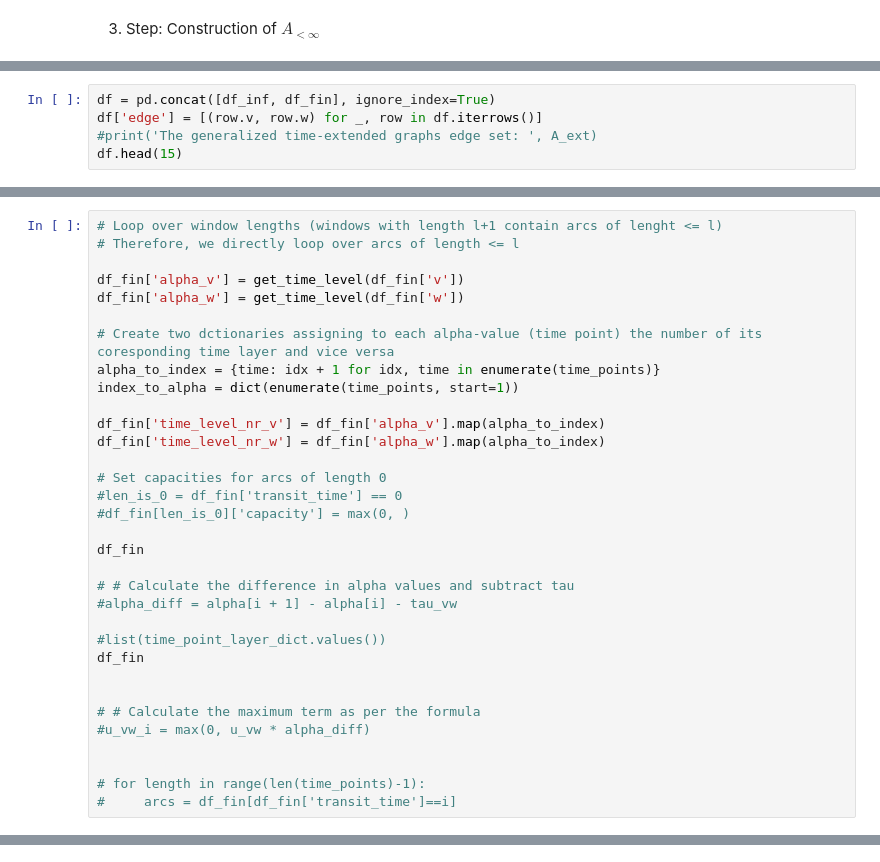
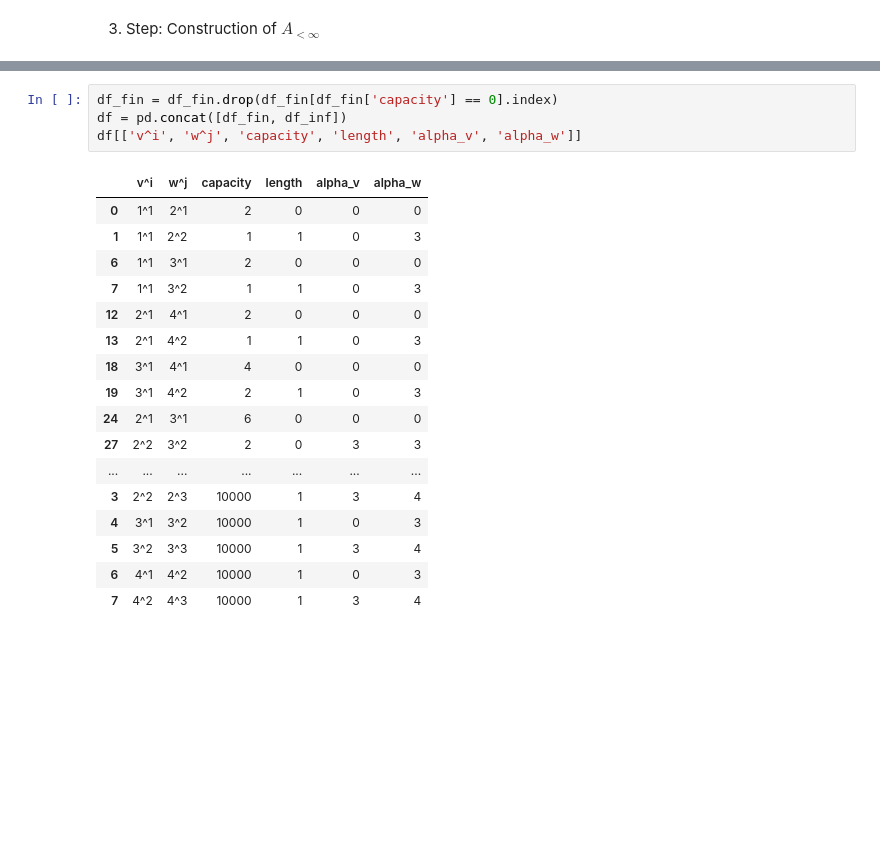
Before and after one commit to Flosecco/transshipments_over_time, a Jupyter notebook: test_notebook_index.ipynb, the cells around one changed output, grey strips where cells are left out. Cells and saved outputs as stored; diff of their text form; blank space fills up the shorter version.

```diff
--- a/test_notebook_index.ipynb
+++ b/test_notebook_index.ipynb
@@ -163,5 +109,0 @@ A_fin
-# %%
-df = pd.concat([df_inf, df_fin], ignore_index=True)
-df['edge'] = [(row.v, row.w) for _, row in df.iterrows()]
-#print('The generalized time-extended graphs edge set: ', A_ext)
-df.head(15)
@@ -276,33 +139,0 @@ def calculate_u(v_i, w_i1, u_a, alpha, tau_a, j, i, ell, lookup):
-# %%
-# Loop over window lengths (windows with length l+1 contain arcs of lenght <= l)
-# Therefore, we directly loop over arcs of length <= l
-
-df_fin['alpha_v'] = get_time_level(df_fin['v'])
-df_fin['alpha_w'] = get_time_level(df_fin['w'])
-
-# Create two dctionaries assigning to each alpha-value (time point) the number of its coresponding time layer and vice versa
-alpha_to_index = {time: idx + 1 for idx, time in enumerate(time_points)}
-index_to_alpha = dict(enumerate(time_points, start=1))
-
-df_fin['time_level_nr_v'] = df_fin['alpha_v'].map(alpha_to_index)
-df_fin['time_level_nr_w'] = df_fin['alpha_w'].map(alpha_to_index)
-
-# Set capacities for arcs of length 0
-#len_is_0 = df_fin['transit_time'] == 0
-#df_fin[len_is_0]['capacity'] = max(0, )
-
-df_fin
-
-# # Calculate the difference in alpha values and subtract tau
-#alpha_diff = alpha[i + 1] - alpha[i] - tau_vw
-
-#list(time_point_layer_dict.values())
-df_fin
-
-
-# # Calculate the maximum term as per the formula
-#u_vw_i = max(0, u_vw * alpha_diff)
-
-
-# for length in range(len(time_points)-1):
-#     arcs = df_fin[df_fin['transit_time']==i]
@@ -400,0 +247,22 @@ Therefore, we can directly loop over arcs of length l-1
+# %%
+df_fin = df_fin.drop(df_fin[df_fin['capacity'] == 0].index)
+df = pd.concat([df_fin, df_inf])
+df[['v^i', 'w^j', 'capacity', 'length', 'alpha_v', 'alpha_w']]
+# %% [output]
+|  | v^i | w^j | capacity | length | alpha_v | alpha_w |
+| 0 | 1^1 | 2^1 | 2 | 0 | 0 | 0 |
+| 1 | 1^1 | 2^2 | 1 | 1 | 0 | 3 |
+| 6 | 1^1 | 3^1 | 2 | 0 | 0 | 0 |
+| 7 | 1^1 | 3^2 | 1 | 1 | 0 | 3 |
+| 12 | 2^1 | 4^1 | 2 | 0 | 0 | 0 |
+| 13 | 2^1 | 4^2 | 1 | 1 | 0 | 3 |
+| 18 | 3^1 | 4^1 | 4 | 0 | 0 | 0 |
+| 19 | 3^1 | 4^2 | 2 | 1 | 0 | 3 |
+| 24 | 2^1 | 3^1 | 6 | 0 | 0 | 0 |
+| 27 | 2^2 | 3^2 | 2 | 0 | 3 | 3 |
+| ... | ... | ... | ... | ... | ... | ... |
+| 3 | 2^2 | 2^3 | 10000 | 1 | 3 | 4 |
+| 4 | 3^1 | 3^2 | 10000 | 1 | 0 | 3 |
+| 5 | 3^2 | 3^3 | 10000 | 1 | 3 | 4 |
+| 6 | 4^1 | 4^2 | 10000 | 1 | 0 | 3 |
+| 7 | 4^2 | 4^3 | 10000 | 1 | 3 | 4 |
```
Also changed, not shown: parts of 17 cells of this notebook, 2 other files.
